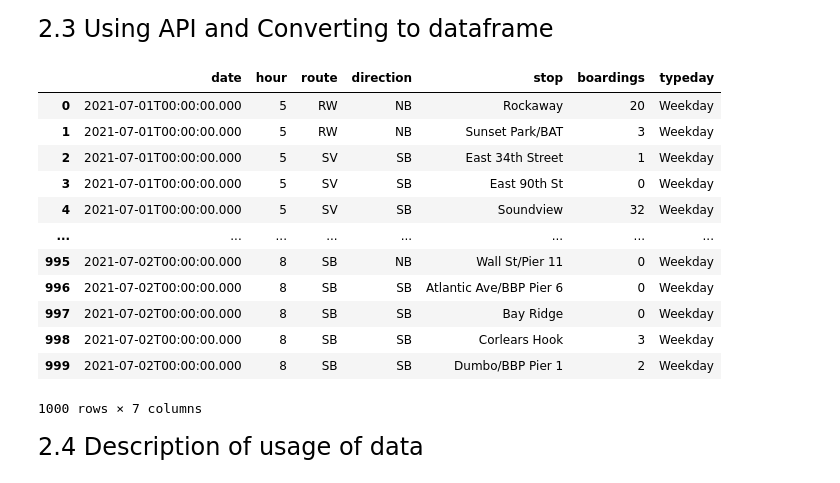
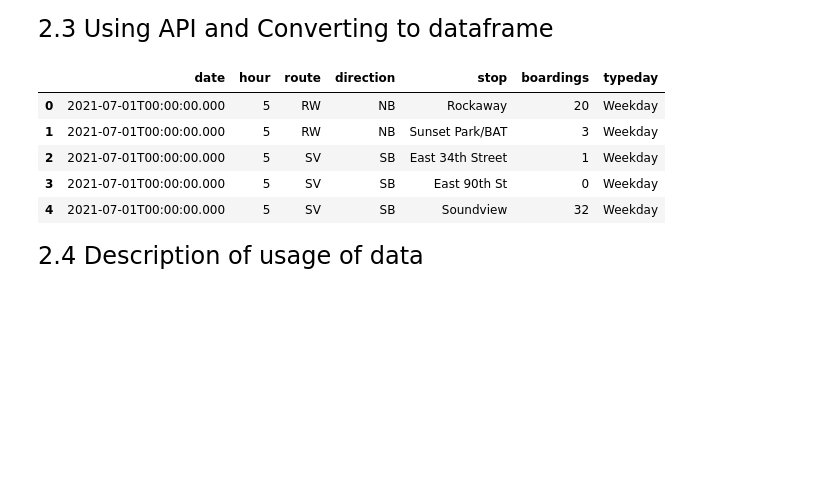
Before and after one commit to Zhengnan817/Project-2-Getting-Data-and-Analyze, a Jupyter notebook: project2_Getting_Data.ipynb, the cells around one changed output. Drawn from its saved outputs; the diff is of its cells as text; code cells hidden in the pictures; blank space fills up the shorter version.

```diff
--- a/project2_Getting_Data.ipynb
+++ b/project2_Getting_Data.ipynb
@@ -82,21 +82,14 @@ part_2 = API()
 <font size="5">2.3 Using API and Converting to dataframe </font>
 # %%
 df = part_2.api_step_1()
-df
+df.head(5)
 # %% [output]
 |  | date | hour | route | direction | stop | boardings | typeday |
 | 0 | 2021-07-01T00:00:00.000 | 5 | RW | NB | Rockaway | 20 | Weekday |
 | 1 | 2021-07-01T00:00:00.000 | 5 | RW | NB | Sunset Park/BAT | 3 | Weekday |
 | 2 | 2021-07-01T00:00:00.000 | 5 | SV | SB | East 34th Street | 1 | Weekday |
 | 3 | 2021-07-01T00:00:00.000 | 5 | SV | SB | East 90th St | 0 | Weekday |
 | 4 | 2021-07-01T00:00:00.000 | 5 | SV | SB | Soundview | 32 | Weekday |
-| ... | ... | ... | ... | ... | ... | ... | ... |
-| 995 | 2021-07-02T00:00:00.000 | 8 | SB | NB | Wall St/Pier 11 | 0 | Weekday |
-| 996 | 2021-07-02T00:00:00.000 | 8 | SB | SB | Atlantic Ave/BBP Pier 6 | 0 | Weekday |
-| 997 | 2021-07-02T00:00:00.000 | 8 | SB | SB | Bay Ridge | 0 | Weekday |
-| 998 | 2021-07-02T00:00:00.000 | 8 | SB | SB | Corlears Hook | 3 | Weekday |
-| 999 | 2021-07-02T00:00:00.000 | 8 | SB | SB | Dumbo/BBP Pier 1 | 2 | Weekday |
-1000 rows × 7 columns
 # %% [markdown]
 <font size="5">2.4 Description of usage of data </font>
 # %% [markdown]
```
Also changed, not shown: parts of 3 cells of this notebook, 2 other files.
